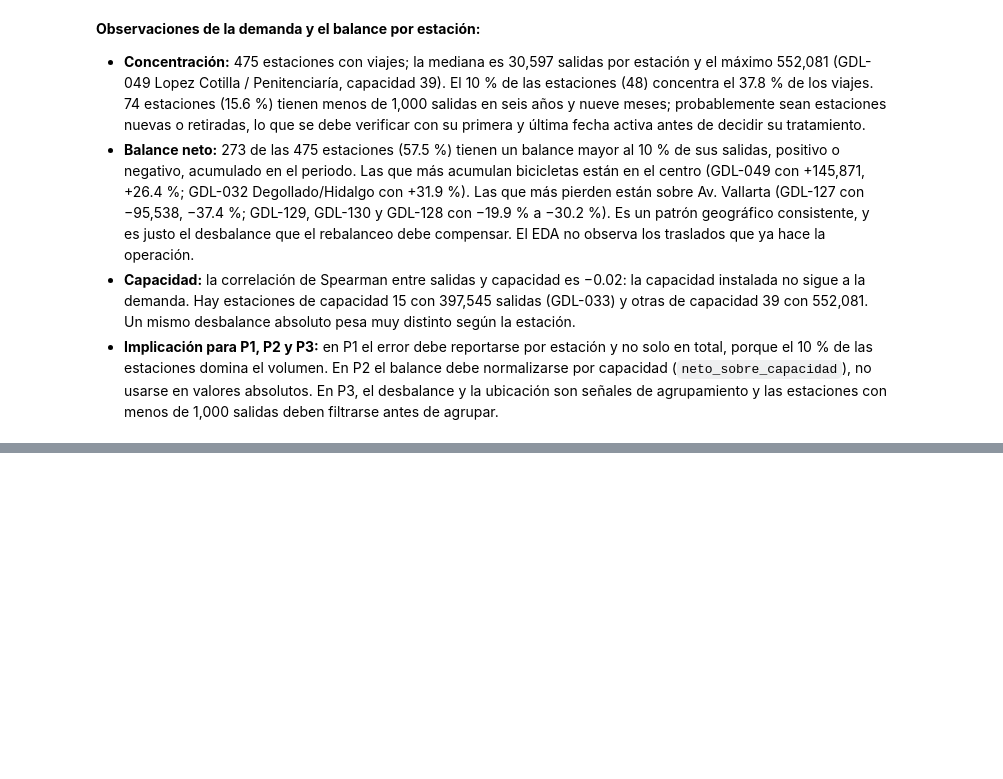
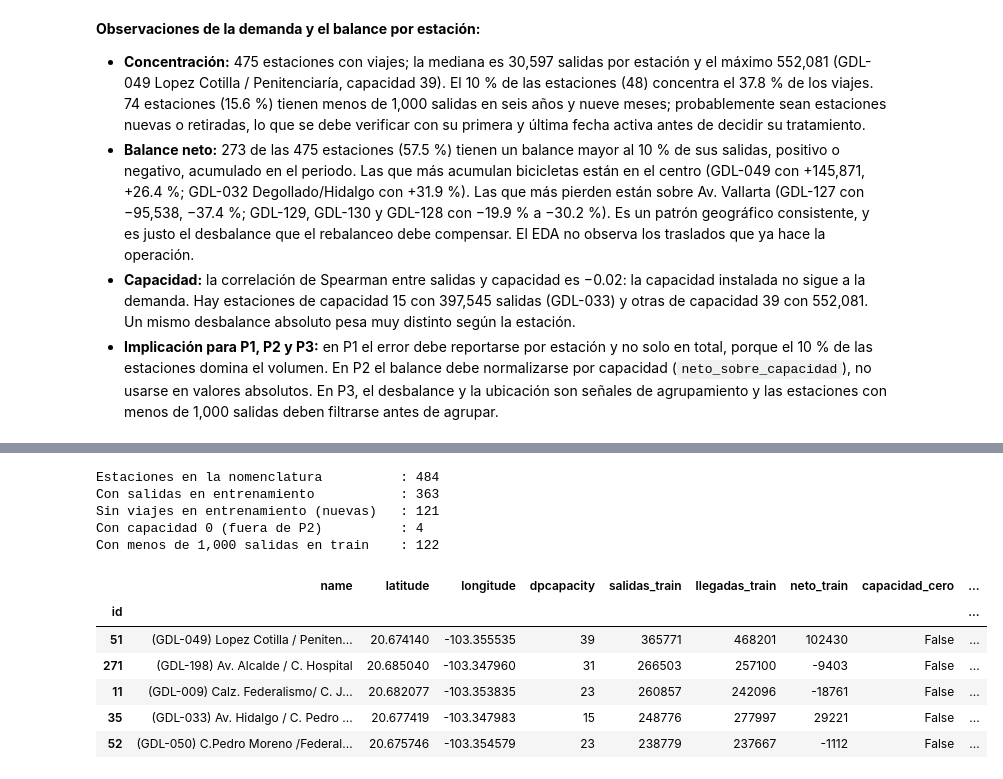
Before and after one commit to sanchezdavilaluisarturo/MLOps-ProyectoMiBici-Equipo7, a Jupyter notebook: notebooks/0.03-lasd-exploracion-carga.ipynb, the cells around one changed output, grey strips where cells are left out. Cells and saved outputs as stored; diff of their text form; code cells hidden in the pictures; blank space fills up the shorter version.

```diff
--- a/notebooks/0.03-lasd-exploracion-carga.ipynb
+++ b/notebooks/0.03-lasd-exploracion-carga.ipynb
@@ -71,6 +71,7 @@ RUTA_VIAJES_CRUDOS = RUTA_PROYECTO / "data" / "raw" / "viajes"
 RUTA_ESTACIONES_CRUDAS = RUTA_PROYECTO / "data" / "raw" / "estaciones"
 RUTA_PARQUET = RUTA_PROYECTO / "data" / "external"
 RUTA_INTERMEDIOS = RUTA_PROYECTO / "data" / "interim"
+RUTA_PROCESADOS = RUTA_PROYECTO / "data" / "processed"
 
 # Rango de meses a analizar (inclusivos)
 MES_INICIO = "2020-01"
@@ -101,6 +102,7 @@ VERDE = "#009E73"
 RUTA_VIAJES_CRUDOS.mkdir(parents=True, exist_ok=True)
 RUTA_PARQUET.mkdir(parents=True, exist_ok=True)
 RUTA_INTERMEDIOS.mkdir(parents=True, exist_ok=True)
+RUTA_PROCESADOS.mkdir(parents=True, exist_ok=True)
 # %% [markdown]
 ## Paso 1: Carga y descripción del dataset
 
@@ -562,0 +828,35 @@ print(f"Estaciones con |neto| mayor al 10% de sus salidas: {int((estaciones['net
+# %%
+# Tabla de estaciones calculada solo con el conjunto de entrenamiento
+entrenamiento = limpios[limpios["particion"] == "train"]
+actividad = pd.DataFrame({
+    "salidas_train": entrenamiento["origen_id"].value_counts(),
+    "llegadas_train": entrenamiento["destino_id"].value_counts(),
+})
+estaciones_train = (nomenclatura.set_index("id")[["name", "latitude", "longitude", "dpcapacity"]]
+                    .join(actividad).fillna({"salidas_train": 0, "llegadas_train": 0}))
+estaciones_train[["salidas_train", "llegadas_train"]] = estaciones_train[["salidas_train", "llegadas_train"]].astype(int)
+estaciones_train["neto_train"] = estaciones_train["llegadas_train"] - estaciones_train["salidas_train"]
+estaciones_train["capacidad_cero"] = estaciones_train["dpcapacity"] == 0
+estaciones_train["activa_en_train"] = estaciones_train["salidas_train"] > 0
+
+print("Estaciones en la nomenclatura          :", len(estaciones_train))
+print("Con salidas en entrenamiento           :", int(estaciones_train["activa_en_train"].sum()))
+print("Sin viajes en entrenamiento (nuevas)   :", int((~estaciones_train["activa_en_train"]).sum()))
+print("Con capacidad 0 (fuera de P2)          :", int(estaciones_train["capacidad_cero"].sum()))
+print("Con menos de 1,000 salidas en train    :", int((estaciones_train["salidas_train"] < 1000).sum()))
+
+estaciones_train.to_parquet(RUTA_PROCESADOS / "estaciones_train.parquet")
+estaciones_train.sort_values("salidas_train", ascending=False).head()
+# %% [output]
+Estaciones en la nomenclatura          : 484
+Con salidas en entrenamiento           : 363
+Sin viajes en entrenamiento (nuevas)   : 121
+Con capacidad 0 (fuera de P2)          : 4
+Con menos de 1,000 salidas en train    : 122
+|  | name | latitude | longitude | dpcapacity | salidas_train | llegadas_train | neto_train | capacidad_cero | ... |
+| id |  |  |  |  |  |  |  |  | ... |
+| 51 | (GDL-049) Lopez Cotilla / Peniten... | 20.674140 | -103.355535 | 39 | 365771 | 468201 | 102430 | False | ... |
+| 271 | (GDL-198) Av. Alcalde / C. Hospital | 20.685040 | -103.347960 | 31 | 266503 | 257100 | -9403 | False | ... |
+| 11 | (GDL-009) Calz. Federalismo/ C. J... | 20.682077 | -103.353835 | 23 | 260857 | 242096 | -18761 | False | ... |
+| 35 | (GDL-033) Av. Hidalgo / C. Pedro ... | 20.677419 | -103.347983 | 15 | 248776 | 277997 | 29221 | False | ... |
+| 52 | (GDL-050) C.Pedro Moreno /Federal... | 20.675746 | -103.354579 | 23 | 238779 | 237667 | -1112 | False | ... |
```
Also changed, not shown: parts of 28 cells of this notebook.
